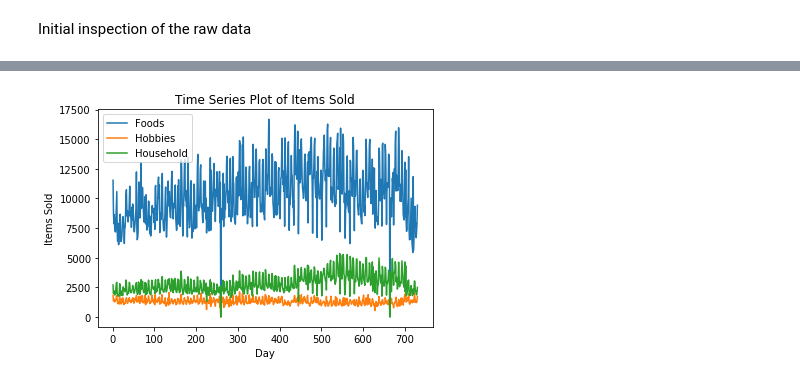
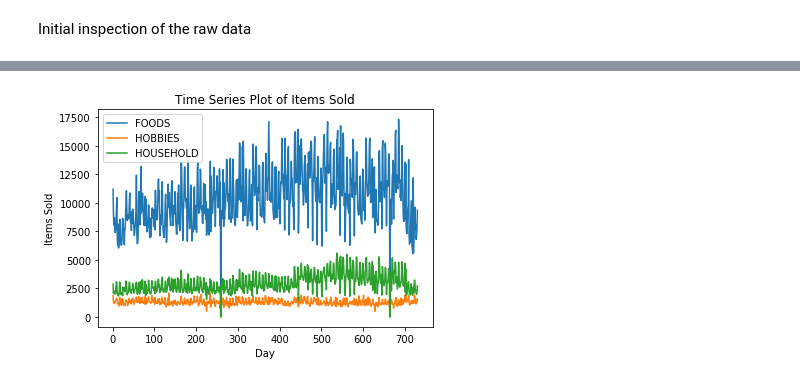
Before and after one commit to kanitjompuk40/GroupWork, a Jupyter notebook: AML/EDA.ipynb, the cells around one changed output, grey strips where cells are left out. Cells and saved outputs as stored; diff of their text form; code cells hidden in the pictures.

```diff
--- a/AML/EDA.ipynb
+++ b/AML/EDA.ipynb
@@ -186,19 +194,20 @@ Percentage of products that are not on sale:  41.87902283105023
+# %%
+#Function for plotting time series over a group in the data
+def GroupTimeSeriesPlot(by):
+    group = df[[by,'d','sold']].groupby([by,'d'], as_index=False).sum()
+    days = np.array(list(range(1, 731)))
+
+    for cat in np.unique(group[by]):
+        category = np.array(group[group[by]==cat]['sold'])
+        plt.plot(days, category, label=cat)
+        plt.legend()
+
+    plt.xlabel('Day')
+    plt.ylabel('Items Sold')
+    plt.title('Time Series Plot of Items Sold')
+    plt.show()
 # %%
 ###Finding yearly trends for different product categories
-group = df[['cat_id','d','sold']].groupby(['cat_id','d'], as_index=False).sum()
+GroupTimeSeriesPlot(by='cat_id')
+# %% [output]
+[figure, added]
-# %%
-foods = np.array(group[group['cat_id']=='FOODS']['sold'])
-hobbies = np.array(group[group['cat_id']=='HOBBIES']['sold'])
-households = np.array(group[group['cat_id']=='HOUSEHOLD']['sold'])
-days = np.array(list(range(1, 731)))
-
-plt.plot(days, foods, label='Foods')
-plt.plot(days, hobbies, label='Hobbies')
-plt.plot(days, households, label='Household')
-plt.legend()
-plt.xlabel('Day')
-plt.ylabel('Items Sold')
-plt.title('Time Series Plot of Items Sold')
-plt.show()
-# %% [output]
-[figure, removed]
```
Also changed, not shown: parts of 10 cells of this notebook.
